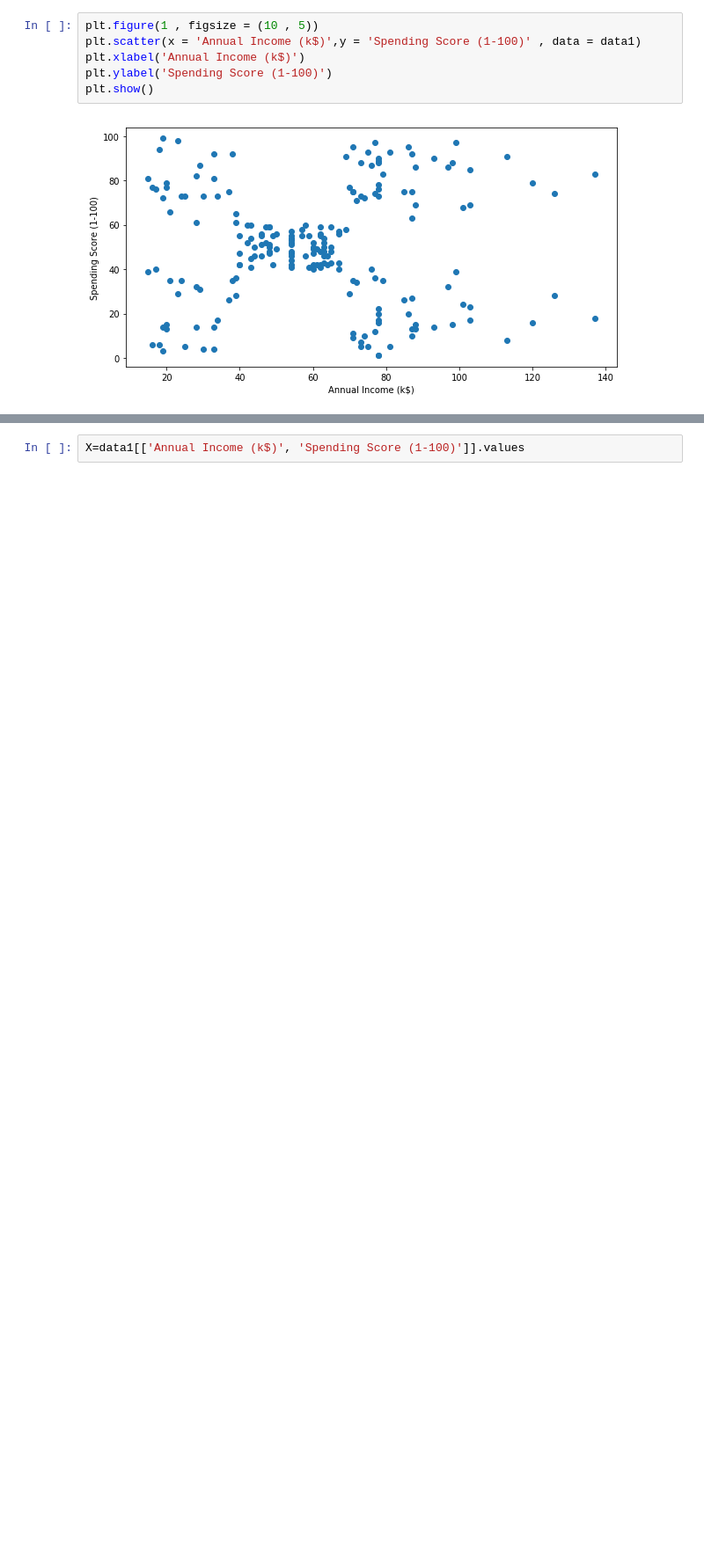
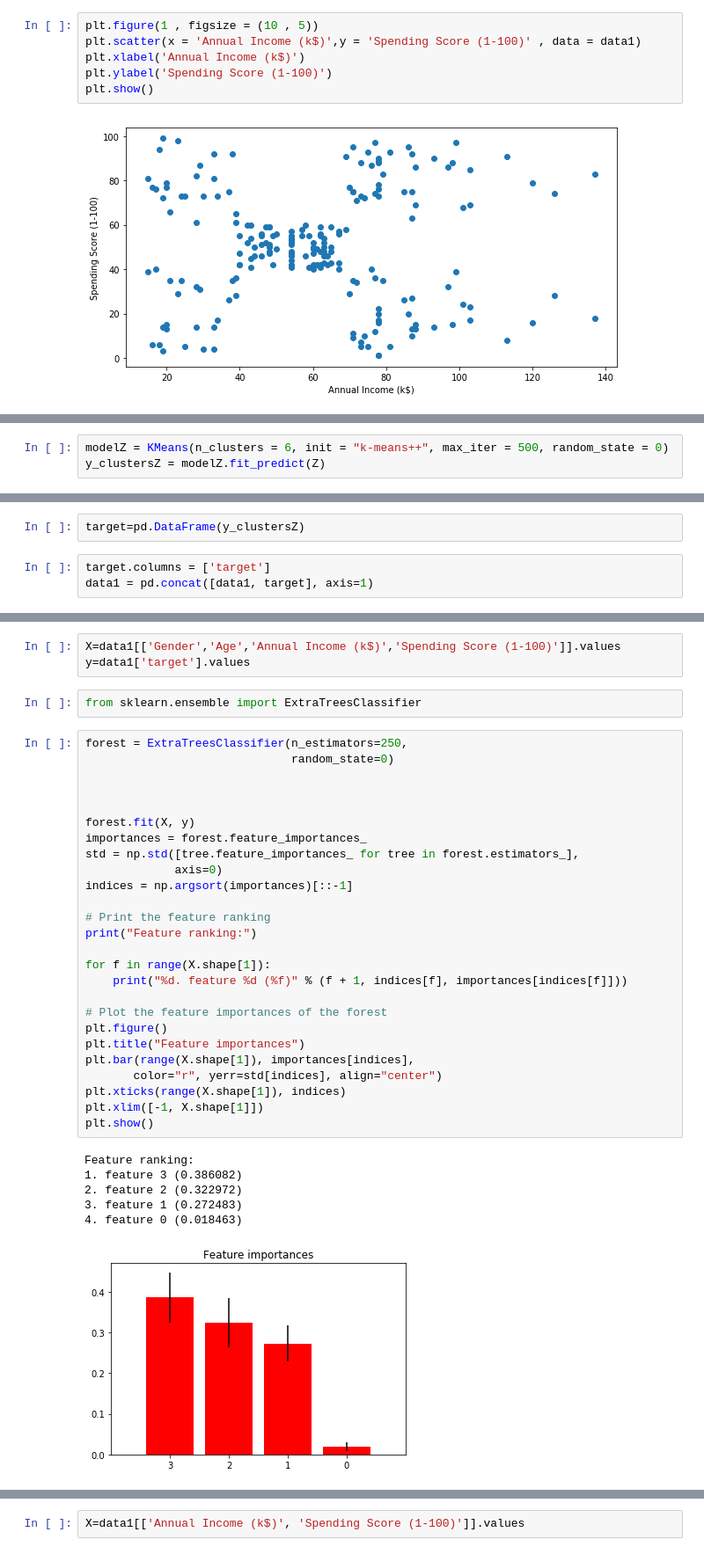
Before and after one commit to AlexanderTrg/Clustering-store-customers, a Jupyter notebook: Clustering store customers.ipynb, the cells around one changed output, grey strips where cells are left out. Shown at 88% size. Cells and saved outputs as stored; diff of their text form; blank space fills up the shorter version.

```diff
--- a/Clustering store customers.ipynb
+++ b/Clustering store customers.ipynb
@@ -72,0 +148,3 @@ plt.show()
+# %%
+modelZ = KMeans(n_clusters = 6, init = "k-means++", max_iter = 500, random_state = 0)
+y_clustersZ = modelZ.fit_predict(Z)
@@ -72,0 +153,5 @@ plt.show()
+# %%
+target=pd.DataFrame(y_clustersZ)
+# %%
+target.columns = ['target']
+data1 = pd.concat([data1, target], axis=1)
@@ -72,0 +167,38 @@ plt.show()
+# %%
+X=data1[['Gender','Age','Annual Income (k$)','Spending Score (1-100)']].values
+y=data1['target'].values
+# %%
+from sklearn.ensemble import ExtraTreesClassifier
+# %%
+forest = ExtraTreesClassifier(n_estimators=250,
+                              random_state=0)
+
+
+
+forest.fit(X, y)
+importances = forest.feature_importances_
+std = np.std([tree.feature_importances_ for tree in forest.estimators_],
+             axis=0)
+indices = np.argsort(importances)[::-1]
+
+# Print the feature ranking
+print("Feature ranking:")
+
+for f in range(X.shape[1]):
+    print("%d. feature %d (%f)" % (f + 1, indices[f], importances[indices[f]]))
+
+# Plot the feature importances of the forest
+plt.figure()
+plt.title("Feature importances")
+plt.bar(range(X.shape[1]), importances[indices],
+       color="r", yerr=std[indices], align="center")
+plt.xticks(range(X.shape[1]), indices)
+plt.xlim([-1, X.shape[1]])
+plt.show()
+# %% [output]
+Feature ranking:
+1. feature 3 (0.386082)
+2. feature 2 (0.322972)
+3. feature 1 (0.272483)
+4. feature 0 (0.018463)
+[figure, added]
```
Also changed, not shown: parts of 8 cells of this notebook.
